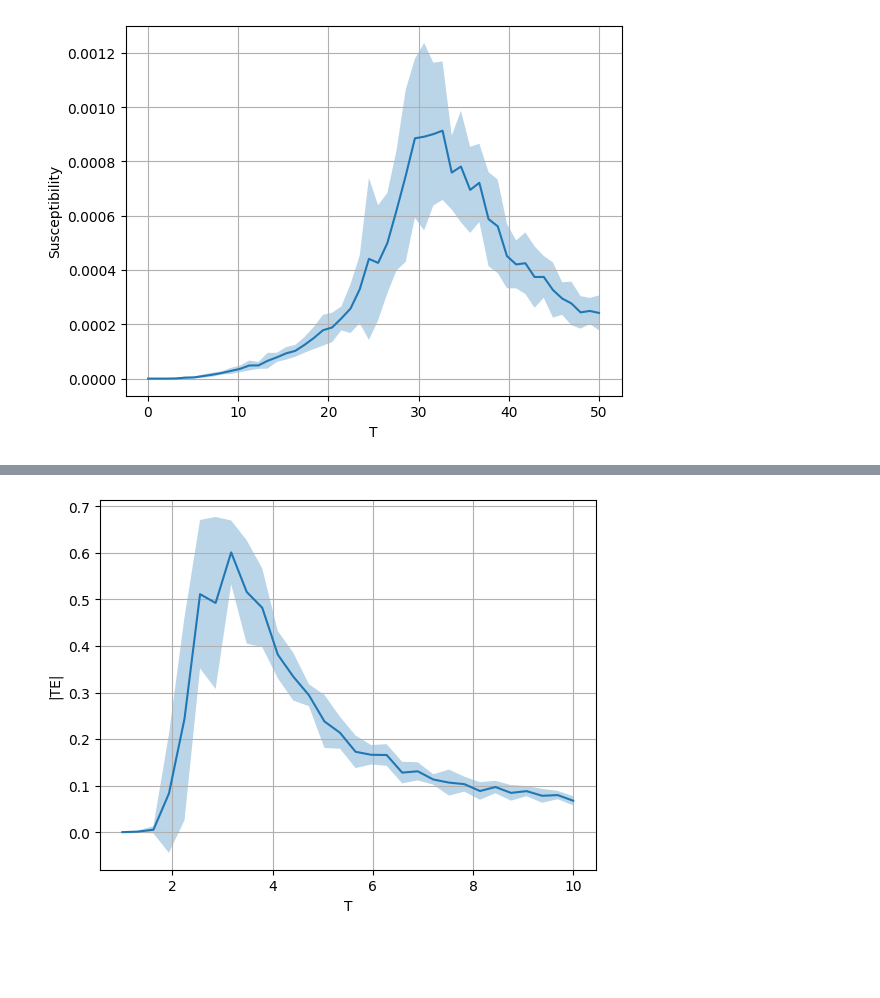
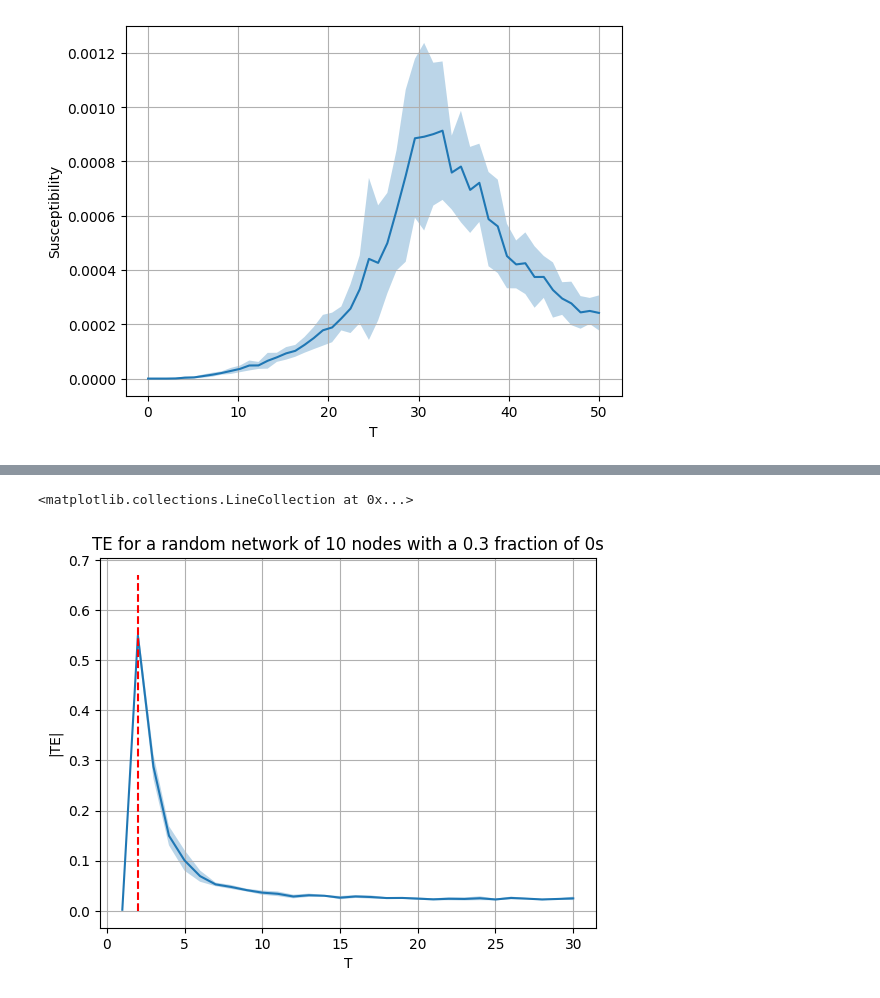
Before and after one commit to mylenevdmaas/CSS2023, a Jupyter notebook: Lotte/run_simulations_lotte.ipynb, the cells around one changed output, grey strips where cells are left out. Saved outputs shown, nothing was run; the diff lists cells and outputs as text; code cells hidden in the pictures; blank space fills up the shorter version.

```diff
--- a/Lotte/run_simulations_lotte.ipynb
+++ b/Lotte/run_simulations_lotte.ipynb
@@ -106,8 +131,15 @@ def TE(spins_timeseries, n, combos):
 # %%
-n = 90
-n_iterations = 3000
-T = 40
+runs = 10
 combos = list(itertools.product([-1, 1], repeat=3))
-spins = random_spins(n)
-J = conn_matrix_basic(n)
-_, list_avg_magnetisation, list_sus, spins_timeseries = metropolis(spins, n_iterations, T, J)
+C = []
+C_std = []
+
+
+for T in temperatures:
+    x = np.zeros(runs)
+    for i in range(0, runs):
+        spins = random_spins(n)
+        _, list_avg_magnetisation, list_sus, spins_timeseries = metropolis(spins, n_iterations, T, J)
+        x[i] = TE(spins_timeseries, n, combos)
+    C_std.append(np.std(x))
+    C.append(np.abs(np.mean(x)))
@@ -118,12 +161,19 @@ TE(spins_timeseries, n, combos)
+# %%
+n = 10
+n_iterations = 5000
+temperatures = np.linspace(1, 30, 30)
+J = conn_matrix_not_so_basic(n, 0.3)
+
+sim_data = run_simulation(30, n_iterations, temperatures, n, J)
+idx = np.argmax(sim_data[2])
+tc = temperatures[idx]
 # %%
-n = 10
-n_iterations = 3000
-runs = 10
+runs = 5
 combos = list(itertools.product([-1, 1], repeat=3))
 C = []
 C_std = []
-temperatures = np.linspace(1, 10, 30)
-J = conn_matrix_basic(n)
+
+
 for T in temperatures:
     x = np.zeros(runs)
     for i in range(0, runs):
@@ -133,14 +183,18 @@ for T in temperatures:
     C_std.append(np.std(x))
     C.append(np.abs(np.mean(x)))
 # %%
+temperatures = np.linspace(1, 30, 30)
 lower_bound = np.subtract(C, C_std)
 upper_bound = np.add(C, C_std)
 plt.plot(temperatures, C)
 plt.fill_between(temperatures, lower_bound, upper_bound, alpha=0.3)
 
 plt.ylabel('|TE|')
 plt.xlabel('T')
 plt.grid()
-plt.savefig('10_nodes_TE.png', bbox_inches='tight')
+plt.title('TE for a random network of 10 nodes with a 0.3 fraction of 0s')
+plt.vlines(tc, 0, 0.67, linestyles='dashed', colors='r')
+# plt.savefig('10_nodes_TE.png', bbox_inches='tight')
 # %% [output]
+<matplotlib.collections.LineCollection at 0x...>
-[figure, old version]
+[figure, new version]
```
Also changed, not shown: parts of 15 cells of this notebook, 7 other files.
